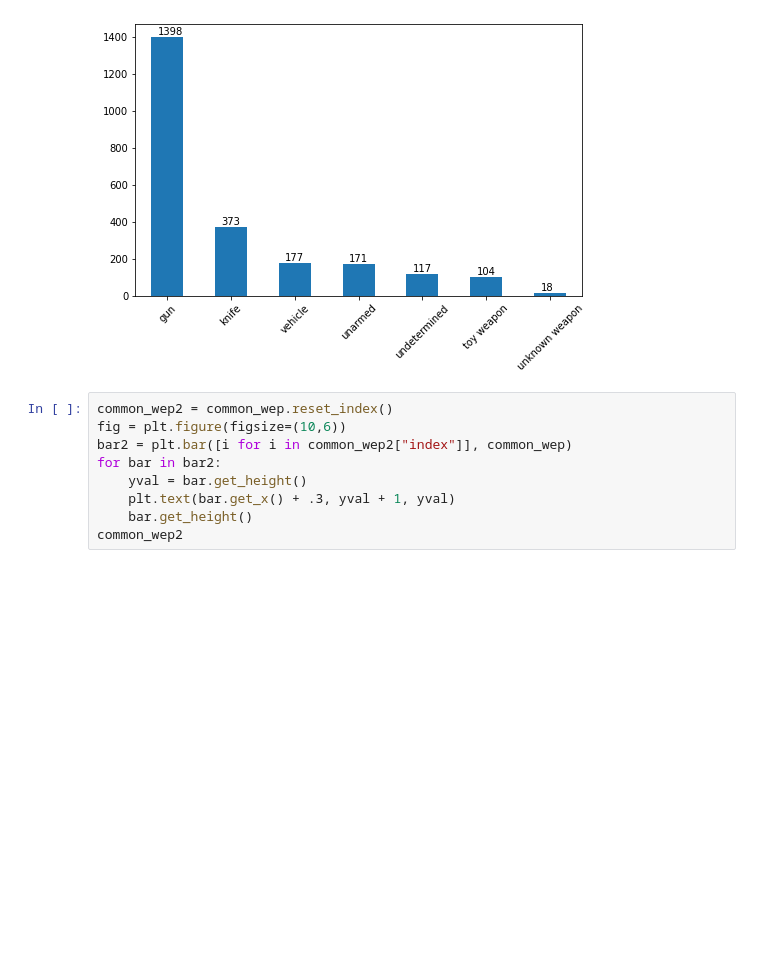
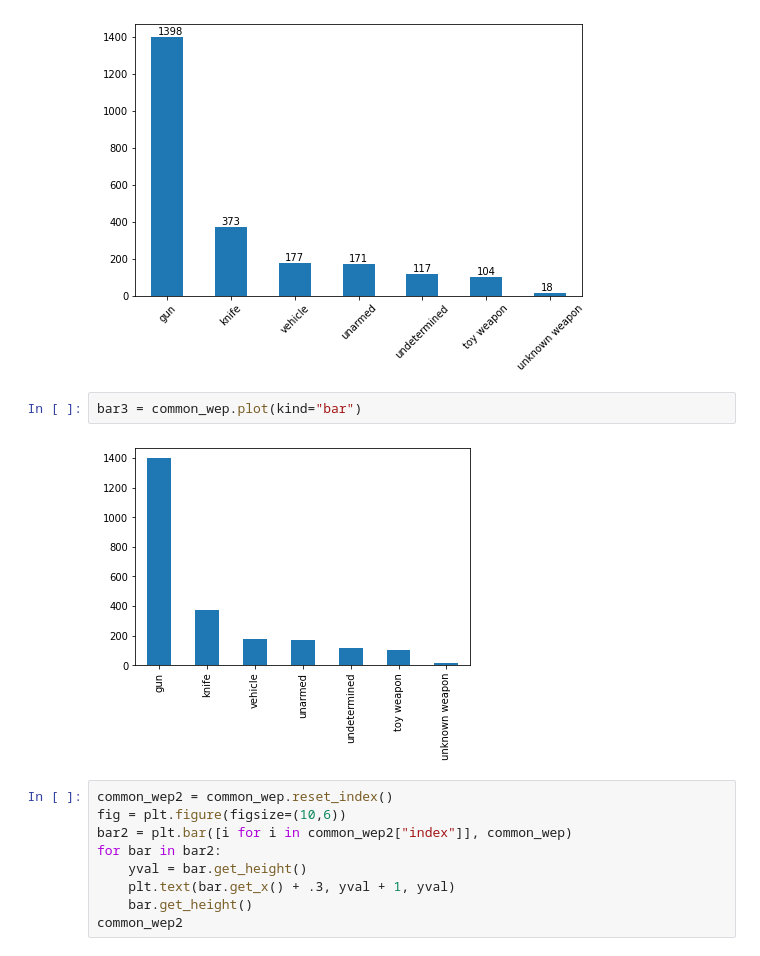
Before and after one commit to mehmetsar/DA_assignments, a Jupyter notebook: Assignment_1_student_ipynb_adlı_not_defterinin_kopyası.ipynb, the cells around one changed output. Cells and saved outputs as stored; diff of their text form; blank space fills up the shorter version.

```diff
--- a/Assignment_1_student_ipynb_adlı_not_defterinin_kopyası.ipynb
+++ b/Assignment_1_student_ipynb_adlı_not_defterinin_kopyası.ipynb
@@ -114,6 +114,10 @@ Name: armed, dtype: int64
 # with pandas
 # %% [output]
 [figure]
+# %%
+bar3 = common_wep.plot(kind="bar")
+# %% [output]
+[figure, added]
 # %%
 common_wep2 = common_wep.reset_index()
 fig = plt.figure(figsize=(10,6))
```
Also changed, not shown: parts of 32 cells of this notebook.
